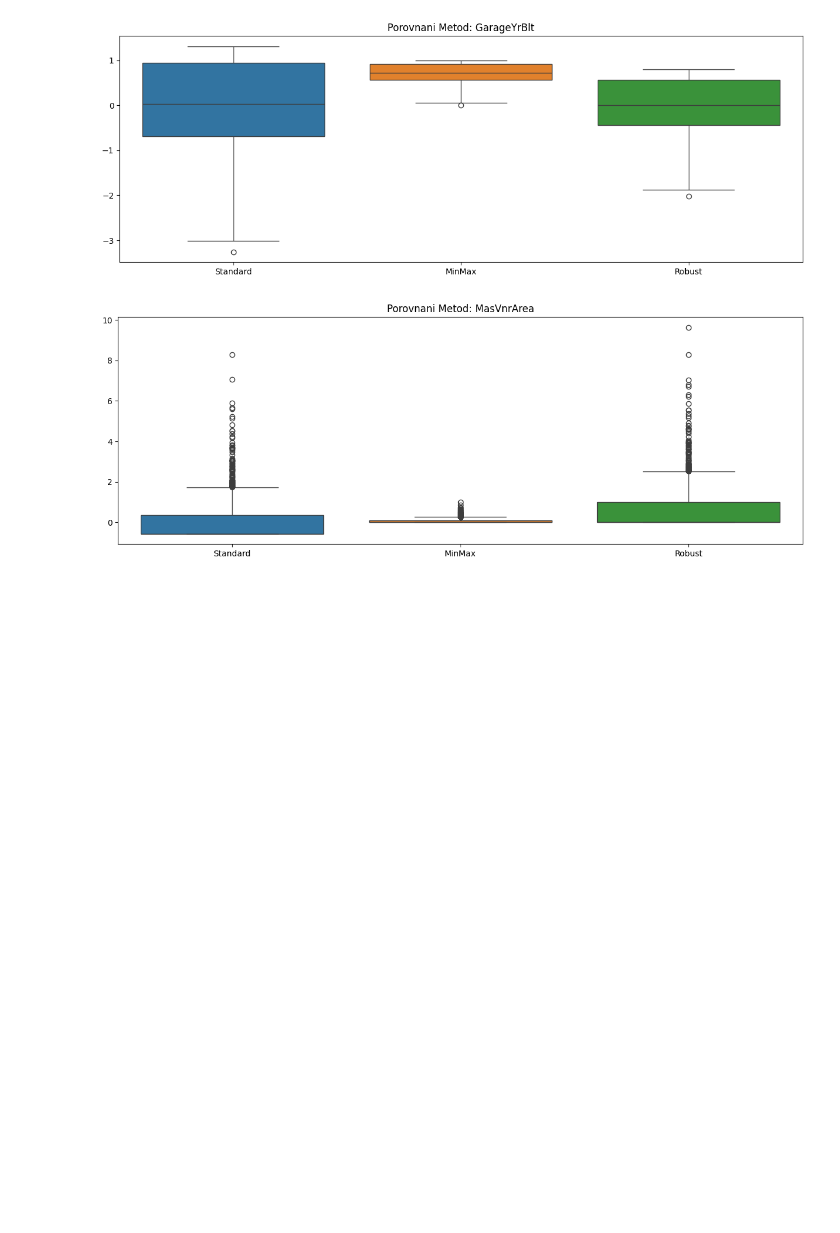
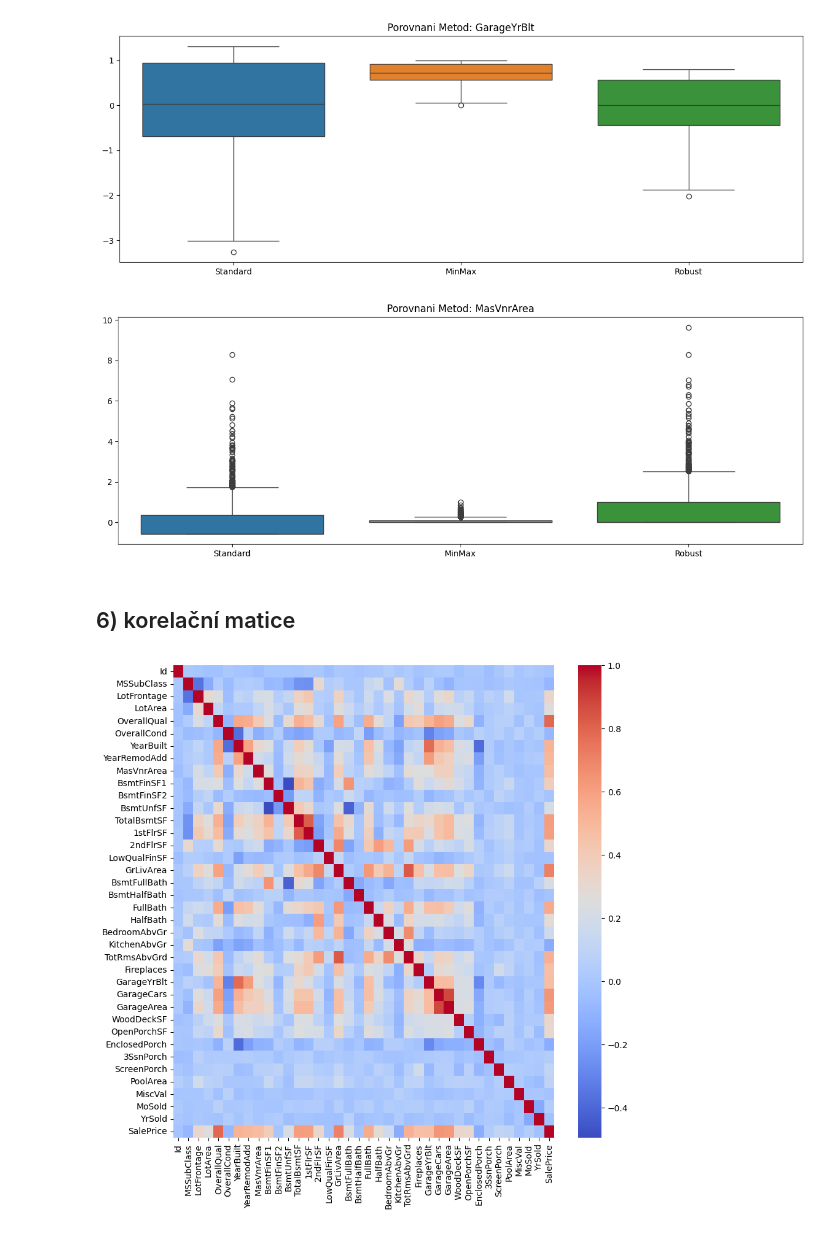
Before and after one commit to Garik-ctrl/AIRemoteZ8028, a Jupyter notebook: 2025_03_22_AIEngineer.ipynb, the cells around one changed output. Drawn from its saved outputs; the diff is of its cells as text; code cells hidden in the pictures; blank space fills up the shorter version.

```diff
--- a/2025_03_22_AIEngineer.ipynb
+++ b/2025_03_22_AIEngineer.ipynb
@@ -102,3 +131,12 @@ for col in selected:
 [figure]
 [figure]
 [figure]
+# %% [markdown]
+## 6) korelační matice
+# %%
+corr_matrix=df_std.select_dtypes(include=np.number).corr()
+plt.figure(figsize=(10,10))
+sns.heatmap(corr_matrix, cmap='coolwarm',annot=False)
+plt.show()
+# %% [output]
+[figure, added]
```
Also changed, not shown: parts of 31 cells of this notebook.
